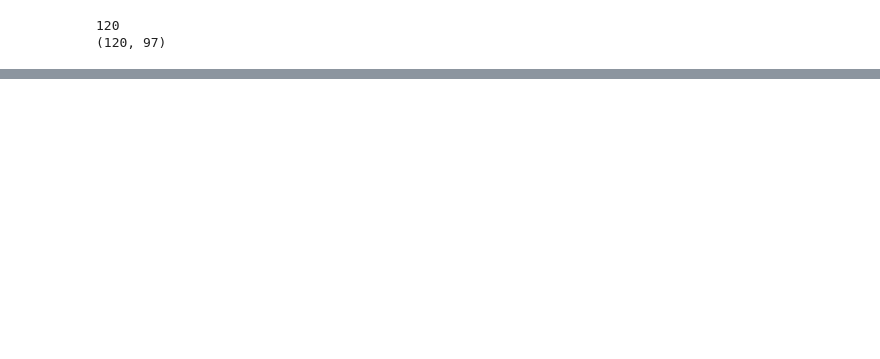
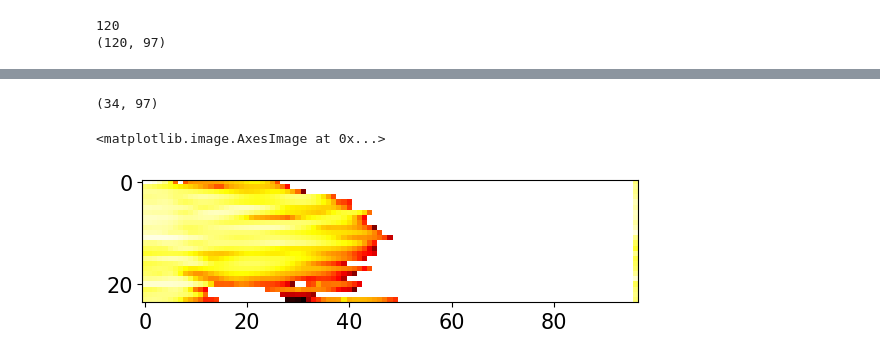
Before and after one commit to eliotperrin/Mixed-phase-cloud-with-CR-SIM, a Jupyter notebook: Comparaison.ipynb, the cells around one changed output, grey strips where cells are left out. Saved outputs shown, nothing was run; the diff lists cells and outputs as text; code cells hidden in the pictures; blank space fills up the shorter version.

```diff
--- a/Comparaison.ipynb
+++ b/Comparaison.ipynb
@@ -223,0 +253,5 @@ plt.colorbar(reflectivity,label=r'Ze$_{W}$'+'\n[dBZ]',pad=.01,ax=axs[1])
+# %%
+refl_datas = Ze_plot.T
+refl_model = REFL[spin_up-1:end].T
+
+print(refl_datas.shape, refl_model.shape)
@@ -223,0 +265,23 @@ plt.colorbar(reflectivity,label=r'Ze$_{W}$'+'\n[dBZ]',pad=.01,ax=axs[1])
+# %%
+wrf_time = np.array(wrf_time[spin_up-1:end])
+dates = np.array([np.datetime64(d) for d in wrf_time])
+
+# Trouver les indices correspondant aux dates de début et de fin de chaque période
+start1 = np.where(dates <= np.datetime64('2021-12-18T06:30:00'))[0][-1] + 1
+end1 = np.where(dates <= np.datetime64('2021-12-18T18:30:00'))[0][-1] + 1
+start2 = end1
+end2 = np.where(dates <= np.datetime64('2021-12-19T12:00:00'))[0][-1] + 1
+
+# Extraire les sous-ensembles de données correspondants
+data1 = refl_model[:start1,:]
+data2 = refl_model[start1:end1,:]
+data3 = refl_model[end1:end2,:]
+
+print(data3.shape)
+# %% [output]
+(34, 97)
+# %%
+plt.imshow(data2, cmap='hot')
+# %% [output]
+<matplotlib.image.AxesImage at 0x...>
+[figure, added]
```
Also changed, not shown: parts of 5 cells of this notebook.
